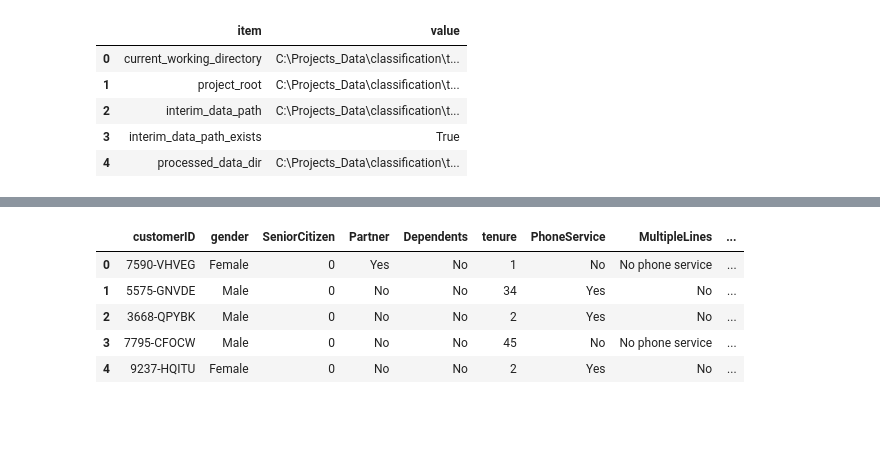
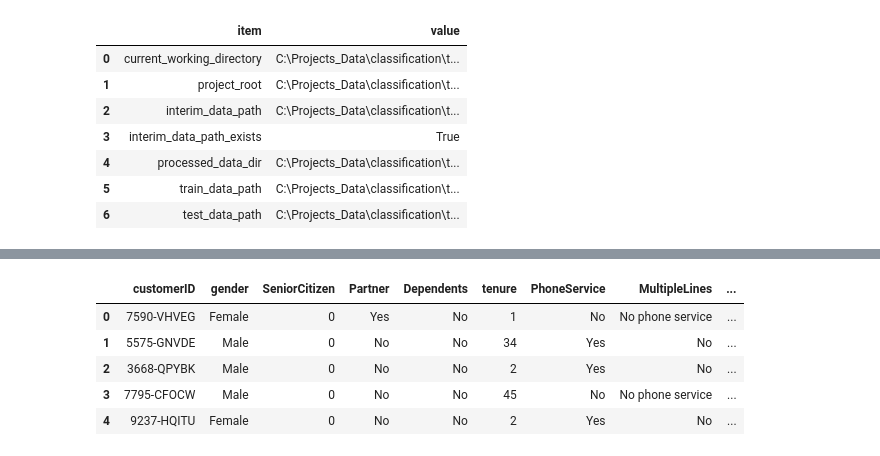
Before and after one commit to shakaarlatief/telco-customer-churn-classification, a Jupyter notebook: notebooks/02_cleaning_and_splitting.ipynb, the cells around one changed output, grey strips where cells are left out. Saved outputs shown, nothing was run; the diff lists cells and outputs as text; code cells hidden in the pictures; blank space fills up the shorter version.

```diff
--- a/notebooks/02_cleaning_and_splitting.ipynb
+++ b/notebooks/02_cleaning_and_splitting.ipynb
@@ -31,9 +94,12 @@ pd.set_option("display.float_format", "{:,.4f}".format)
 # %%
-PROJECT_ROOT = Path.cwd().parent
+PROJECT_ROOT = find_project_root()
 
 INTERIM_DATA_PATH = PROJECT_ROOT / "data" / "interim" / "telco_churn_interim.csv"
 PROCESSED_DATA_DIR = PROJECT_ROOT / "data" / "processed"
 PROCESSED_DATA_DIR.mkdir(parents=True, exist_ok=True)
+
+TRAIN_DATA_PATH = PROCESSED_DATA_DIR / "train.csv"
+TEST_DATA_PATH = PROCESSED_DATA_DIR / "test.csv"
 
 TARGET_COLUMN = "Churn"
 BINARY_TARGET_COLUMN = "Churn_binary"
@@ -44,31 +110,37 @@ IDENTIFIER_COLUMN = "customerID"
 
 RANDOM_STATE = 42
 TEST_SIZE = 0.20
-
-path_check = pd.DataFrame(
-    {
-        "item": [
-            "current_working_directory",
-            "project_root",
-            "interim_data_path",
-            "interim_data_path_exists",
-            "processed_data_dir",
-        ],
-        "value": [
-            str(Path.cwd()),
-            str(PROJECT_ROOT),
-            str(INTERIM_DATA_PATH),
-            INTERIM_DATA_PATH.exists(),
-            str(PROCESSED_DATA_DIR),
-        ],
-    }
-)
-
-path_check
-# %% [output]
-|  | item | value |
-| 0 | current_working_directory | C:\Projects_Data\classification\t... |
-| 1 | project_root | C:\Projects_Data\classification\t... |
-| 2 | interim_data_path | C:\Projects_Data\classification\t... |
-| 3 | interim_data_path_exists | True |
-| 4 | processed_data_dir | C:\Projects_Data\classification\t... |
+# %%
+path_check = pd.DataFrame(
+    {
+        "item": [
+            "current_working_directory",
+            "project_root",
+            "interim_data_path",
+            "interim_data_path_exists",
+            "processed_data_dir",
+            "train_data_path",
+            "test_data_path",
+        ],
+        "value": [
+            str(Path.cwd()),
+            str(PROJECT_ROOT),
+            str(INTERIM_DATA_PATH),
+            INTERIM_DATA_PATH.exists(),
+            str(PROCESSED_DATA_DIR),
+            str(TRAIN_DATA_PATH),
+            str(TEST_DATA_PATH),
+        ],
+    }
+)
+
+path_check
+# %% [output]
+|  | item | value |
+| 0 | current_working_directory | C:\Projects_Data\classification\t... |
+| 1 | project_root | C:\Projects_Data\classification\t... |
+| 2 | interim_data_path | C:\Projects_Data\classification\t... |
+| 3 | interim_data_path_exists | True |
+| 4 | processed_data_dir | C:\Projects_Data\classification\t... |
+| 5 | train_data_path | C:\Projects_Data\classification\t... |
+| 6 | test_data_path | C:\Projects_Data\classification\t... |
```
Also changed, not shown: parts of 36 cells of this notebook, 40 other files.
